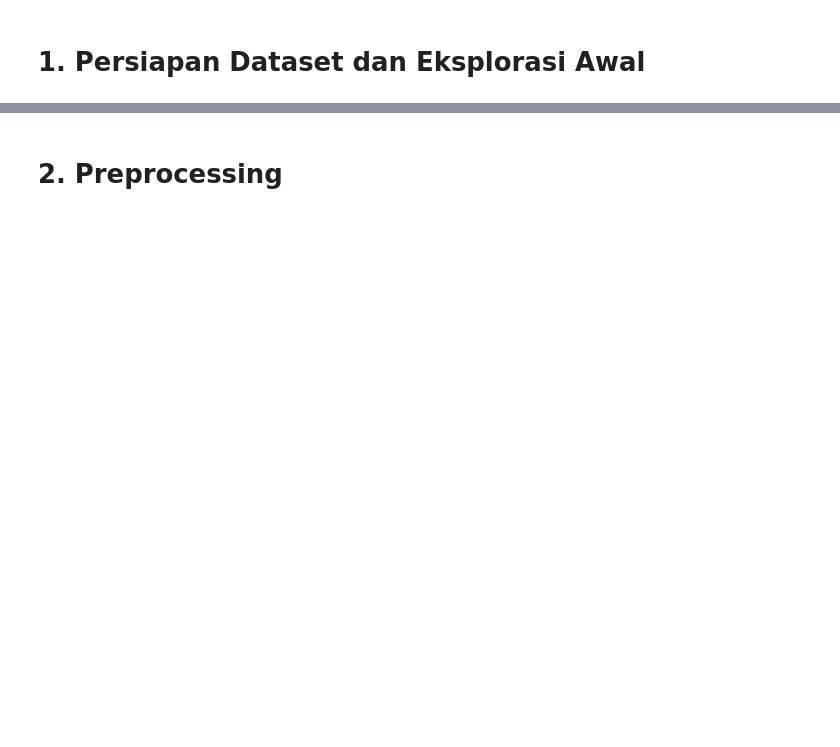
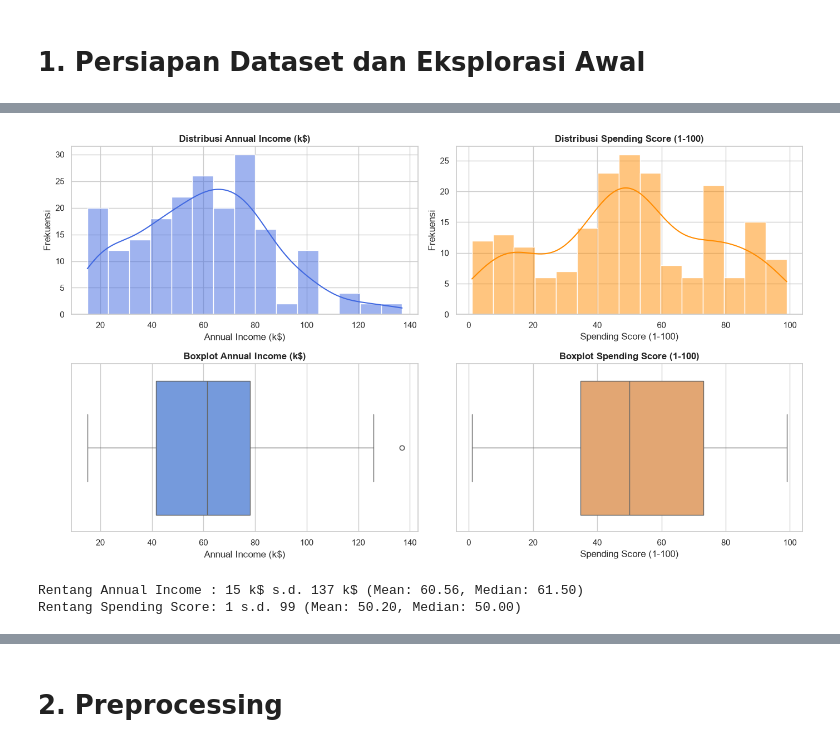
Before and after one commit to alfiwillianz-kuliah/Praktikum-ML-RKA, a Jupyter notebook: 7. DBSCAN, BIRCH, EM/DBSCAN_BIRCH_EM_NRP.ipynb, the cells around one changed output, grey strips where cells are left out. Drawn from its saved outputs; the diff is of its cells as text; code cells hidden in the pictures; blank space fills up the shorter version.

```diff
--- a/7. DBSCAN, BIRCH, EM/DBSCAN_BIRCH_EM_NRP.ipynb
+++ b/7. DBSCAN, BIRCH, EM/DBSCAN_BIRCH_EM_NRP.ipynb
@@ -54,5 +61,18 @@ Langkah pengerjaan:
 # %%
 # Muat Mall_Customers.csv ke dalam DataFrame bernama df.
-# Jika file tidak ditemukan, periksa lokasi file dan nama file.
-# Tampilkan 5 baris pertama, jumlah baris/kolom, tipe data, statistik deskriptif,
-# jumlah missing value, dan jumlah baris duplikat.
+df = pd.read_csv('Mall_Customers.csv')
+
+print('Bentuk dataset (shape):', df.shape)
+print('\n--- Informasi Tipe Data dan Kolom ---')
+df.info()
+
+print('\n--- Jumlah Missing Value per Kolom ---')
+print(df.isna().sum())
+
+print('\nJumlah baris duplikat:', df.duplicated().sum())
+
+print('\n--- Statistik Deskriptif ---')
+display(df.describe().T)
+
+print('\n--- 5 Baris Pertama Data ---')
+display(df.head())
@@ -59,6 +109,34 @@ Langkah pengerjaan:
 # %%
 # Tampilkan distribusi Annual Income (k$) dan Spending Score (1-100)
-# menggunakan histogram dan/atau boxplot.
-# Amati rentang, bentuk distribusi, dan kemungkinan outlier.
+# menggunakan histogram dan boxplot.
+fig, axes = plt.subplots(2, 2, figsize=(14, 8))
+
+# Histogram & KDE
+sns.histplot(df['Annual Income (k$)'], kde=True, ax=axes[0, 0], color='royalblue', bins=15)
+axes[0, 0].set_title('Distribusi Annual Income (k$)', fontsize=12, fontweight='bold')
+axes[0, 0].set_xlabel('Annual Income (k$)')
+axes[0, 0].set_ylabel('Frekuensi')
+
+sns.histplot(df['Spending Score (1-100)'], kde=True, ax=axes[0, 1], color='darkorange', bins=15)
+axes[0, 1].set_title('Distribusi Spending Score (1-100)', fontsize=12, fontweight='bold')
+axes[0, 1].set_xlabel('Spending Score (1-100)')
+axes[0, 1].set_ylabel('Frekuensi')
+
+# Boxplot
+sns.boxplot(x=df['Annual Income (k$)'], ax=axes[1, 0], color='cornflowerblue')
+axes[1, 0].set_title('Boxplot Annual Income (k$)', fontsize=12, fontweight='bold')
+
+sns.boxplot(x=df['Spending Score (1-100)'], ax=axes[1, 1], color='sandybrown')
+axes[1, 1].set_title('Boxplot Spending Score (1-100)', fontsize=12, fontweight='bold')
+
+plt.tight_layout()
+plt.show()
+
+print(f"Rentang Annual Income : {df['Annual Income (k$)'].min()} k$ s.d. {df['Annual Income (k$)'].max()} k$ (Mean: {df['Annual Income (k$)'].mean():.2f}, Median: {df['Annual Income (k$)'].median():.2f})")
+print(f"Rentang Spending Score: {df['Spending Score (1-100)'].min()} s.d. {df['Spending Score (1-100)'].max()} (Mean: {df['Spending Score (1-100)'].mean():.2f}, Median: {df['Spending Score (1-100)'].median():.2f})")
+# %% [output]
+[figure, added]
+Rentang Annual Income : 15 k$ s.d. 137 k$ (Mean: 60.56, Median: 61.50)
+Rentang Spending Score: 1 s.d. 99 (Mean: 50.20, Median: 50.00)
 # %%
 # Buat scatter plot dari Annual Income (k$) terhadap Spending Score (1-100).
```
Also changed, not shown: parts of 31 cells of this notebook, 1 other file.
